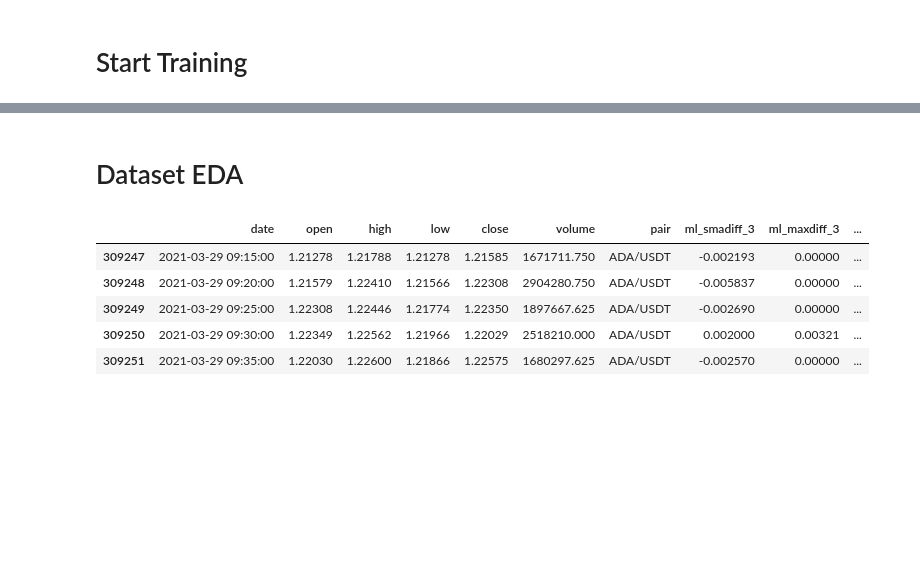
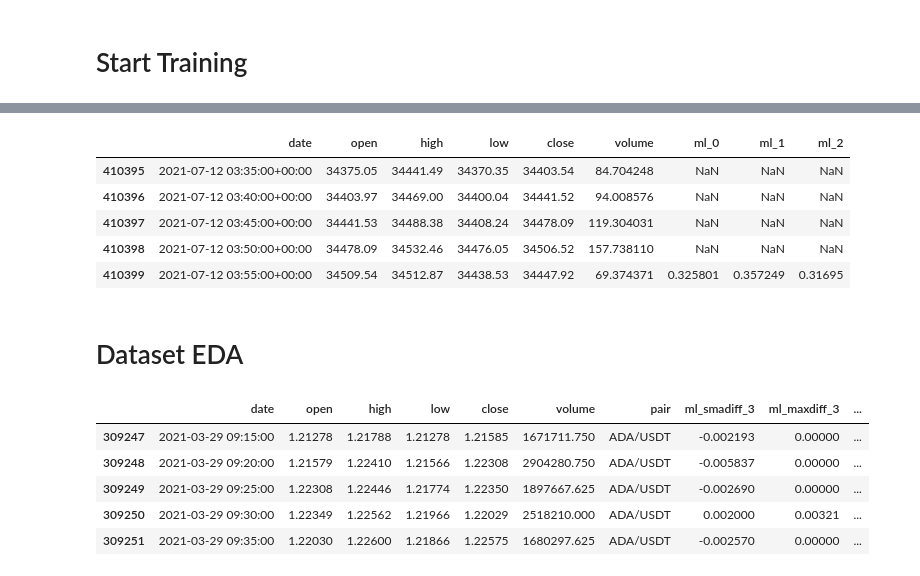
Before and after one commit to webclinic017/superft, a Jupyter notebook: notebooks/Training/5n20-randomforest.ipynb, the cells around one changed output, grey strips where cells are left out. Drawn from its saved outputs; the diff is of its cells as text; code cells hidden in the pictures; blank space fills up the shorter version.

```diff
--- a/notebooks/Training/5n20-randomforest.ipynb
+++ b/notebooks/Training/5n20-randomforest.ipynb
@@ -151,0 +174,22 @@ class RandomForest(LightningModule):
+# %%
+df_ = LightningContainer(module)._load_df_allpairs()
+dates = df_["date"]
+df_ = df_[module.config.columns_x + [module.config.column_y]]
+# %%
+def dataframe_statistics(df_: pd.DataFrame):
+    # Detect nan, infinity, and too large values in dataset
+    print("N rows na:", str(df_.shape[0] - df_.dropna().shape[0]))
+    print("N rows inf:", str(df_.shape[0] - df_.replace([np.inf, -np.inf], np.nan).dropna().shape[0]))
+    print("Cols na:", str(df_.columns[df_.isna().any()].tolist()))
+    print("Cols inf:", str(list(df_.columns.to_series()[np.isinf(df_).any()])))
+
+    # Detect columns with irregular datatypes
+    supported_datatypes = ["float32"]
+    print("Irregular (col, dtypes):", str([(it, df_[it].dtype) for it in df_.columns if df_[it].dtype not in supported_datatypes]))
+
+    # Dataset statistics
+    print("Dataset Length: %s" % len(df_))
+    print("Date Min: %s" % dates.min())
+    print("Date Max: %s" % dates.max())
+
+dataframe_statistics(df_)
@@ -177,3 +270,12 @@ Synced fanciful-cherry-15: https://wandb.ai/jliberooo/5n20-randomforest/runs/126
+# %%
+dataframe_statistics(df_with_preds)
+# %% [output]
+|  | date | open | high | low | close | volume | ml_0 | ml_1 | ml_2 |
+| 410395 | 2021-07-12 03:35:00+00:00 | 34375.05 | 34441.49 | 34370.35 | 34403.54 | 84.704248 | NaN | NaN | NaN |
+| 410396 | 2021-07-12 03:40:00+00:00 | 34403.97 | 34469.00 | 34400.04 | 34441.52 | 94.008576 | NaN | NaN | NaN |
+| 410397 | 2021-07-12 03:45:00+00:00 | 34441.53 | 34488.38 | 34408.24 | 34478.09 | 119.304031 | NaN | NaN | NaN |
+| 410398 | 2021-07-12 03:50:00+00:00 | 34478.09 | 34532.46 | 34476.05 | 34506.52 | 157.738110 | NaN | NaN | NaN |
+| 410399 | 2021-07-12 03:55:00+00:00 | 34509.54 | 34512.87 | 34438.53 | 34447.92 | 69.374371 | 0.325801 | 0.357249 | 0.31695 |
 # %% [markdown]
 # Dataset EDA
 # %%
```
Also changed, not shown: parts of 12 cells of this notebook, 10 other files.
